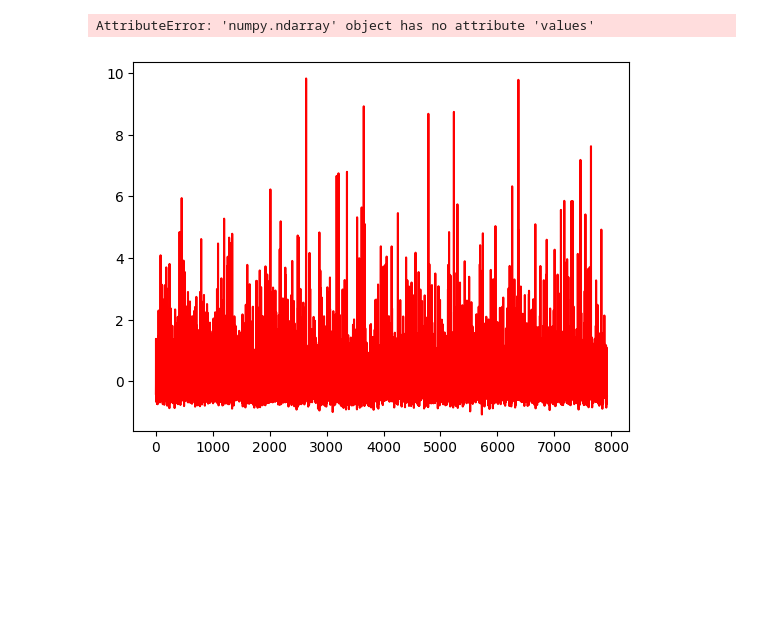
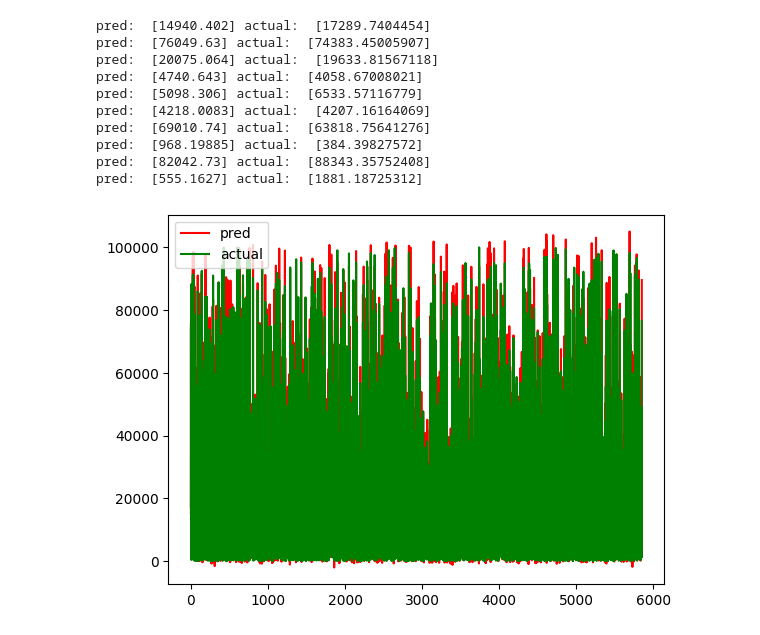
Before and after one commit to LuccaMS/fetrans, a Jupyter notebook: main.ipynb, the cells around one changed output. Drawn from its saved outputs; the diff is of its cells as text; code cells hidden in the pictures; blank space fills up the shorter version.

```diff
--- a/main.ipynb
+++ b/main.ipynb
@@ -261,11 +221,0 @@ plt.show()
-# %%
-#measuring the total error, the mean absolute error and the mean squared error
-total_error = 0
-total_pred = 0
-total_test = 0
-for i in range(len(y_pred)):
-    total_pred = total_pred + y_pred[i]
-    total_test = total_test + y_test[i]
-
-total_error = (total_pred - total_test)/total_test # prediction - actual / actual
-print("total error: ", total_error*100, "%")
@@ -274,5 +226,7 @@ total error:  [-161.68958536] %
 # %%
-#predicting the first 10 values
+#showing the predictions of the first 10 values
+y_pred_inversed = scaler.inverse_transform(y_pred.reshape(-1,1))
+y_test_inversed = scaler.inverse_transform(y_test.reshape(-1,1))
 for i in range(10):
-    print("pred: ", y_pred[i], "actual: ", y_test[i])
+    print("pred: ", y_pred_inversed[i], "actual: ", y_test_inversed[i])
 # %% [output]
@@ -329,8 +272,9 @@ print(files)
 mse_list_test = []
 mse_list_new_test = []
 for i in files:
+    print(i)
     model = keras.models.load_model(i)
-    mse_new = model.evaluate(dados, target)
-    mse_list_new_test.append(mse_new)
-    mse_old = model.evaluate(x_test, y_test)
-    mse_list_test.append(mse_old)
+
+    mse_list_new_test.append( model.evaluate(dados, target))
+
+    mse_list_test.append(model.evaluate(x_test, y_test))
@@ -382,9 +337,25 @@ pred:  1.1894433 actual:  [1.32442082]
+# %%
+#Plotting the predictions and the real values
+y_pred_inversed = scaler.inverse_transform(y_pred.reshape(-1,1))
+target_inversed = scaler.inverse_transform(target.reshape(-1,1))
+
+for i in range(10):
+    print("pred: ", y_pred_inversed[i], "actual: ", target_inversed[i])
+# %% [output]
+pred:  [14940.402] actual:  [17289.7404454]
+pred:  [76049.63] actual:  [74383.45005907]
+pred:  [20075.064] actual:  [19633.81567118]
+pred:  [4740.643] actual:  [4058.67008021]
+pred:  [5098.306] actual:  [6533.57116779]
+pred:  [4218.0083] actual:  [4207.16164069]
+pred:  [69010.74] actual:  [63818.75641276]
+pred:  [968.19885] actual:  [384.39827572]
+pred:  [82042.73] actual:  [88343.35752408]
+pred:  [555.1627] actual:  [1881.18725312]
 # %%
-#Plotting the predictions and the real values
-plt.plot(y_pred, color="red", label="pred")
-plt.plot(target, color="green", label="actual")
+plt.plot(y_pred_inversed, color="red", label="pred")
+plt.plot(target_inversed, color="green", label="actual")
 plt.legend(loc="upper left")
 plt.show()
 # %% [output]
-AttributeError: 'numpy.ndarray' object has no attribute 'values'
-[figure, old version]
+[figure, new version]
```
Also changed, not shown: parts of 38 cells of this notebook, 9 other files.
